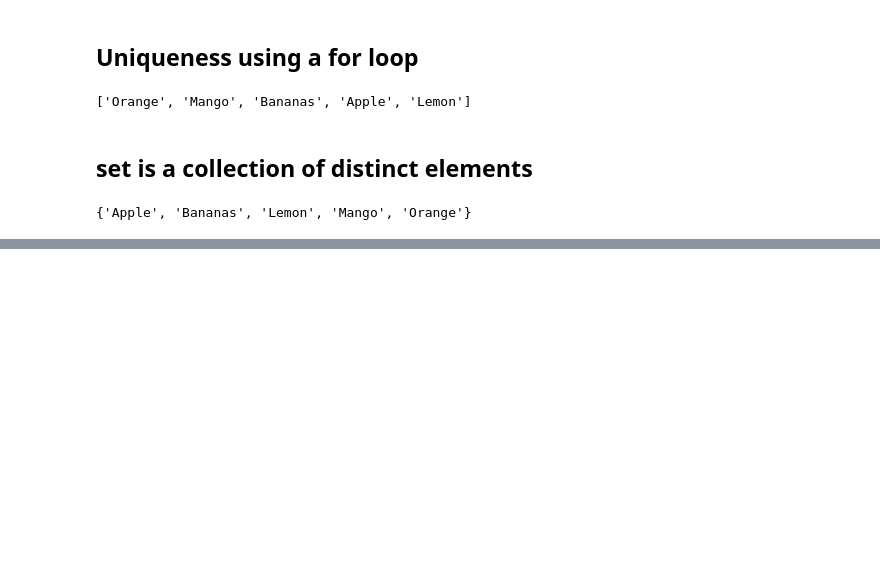
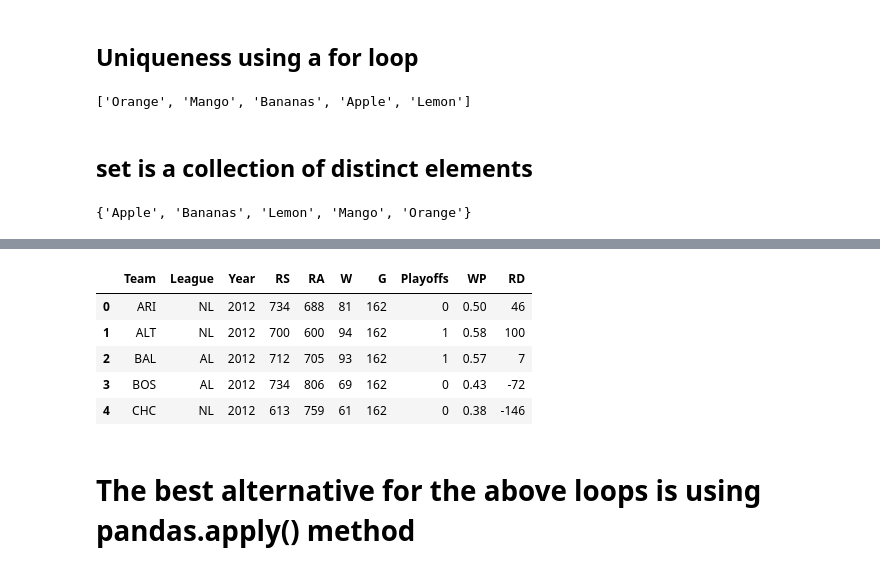
Before and after one commit to olivierla412/data_Camp, a Jupyter notebook: pythonic_code.ipynb, the cells around one changed output, grey strips where cells are left out. Saved outputs shown, nothing was run; the diff lists cells and outputs as text; code cells hidden in the pictures; blank space fills up the shorter version.

Commit message:
FataFrame using pandas and iterators

```diff
--- a/pythonic_code.ipynb
+++ b/pythonic_code.ipynb
@@ -344,0 +551,23 @@ yes = 10
+# %%
+def calc_run_diff(runs_scored, runs_allowed):
+    run_diff = runs_scored - runs_allowed
+    return run_diff
+# %%
+run_diffs_interrows =[]
+# %%
+for i, row in my_data.iterrows():
+    run_dif = calc_run_diff(row['RS'],row['RA'])
+    run_diffs_interrows.append(run_dif)
+# %%
+my_data['RD'] = run_diffs_interrows
+# %%
+my_data
+# %% [output]
+|  | Team | League | Year | RS | RA | W | G | Playoffs | WP | RD |
+| 0 | ARI | NL | 2012 | 734 | 688 | 81 | 162 | 0 | 0.50 | 46 |
+| 1 | ALT | NL | 2012 | 700 | 600 | 94 | 162 | 1 | 0.58 | 100 |
+| 2 | BAL | AL | 2012 | 712 | 705 | 93 | 162 | 1 | 0.57 | 7 |
+| 3 | BOS | AL | 2012 | 734 | 806 | 69 | 162 | 0 | 0.43 | -72 |
+| 4 | CHC | NL | 2012 | 613 | 759 | 61 | 162 | 0 | 0.38 | -146 |
+# %% [markdown]
+# The best alternative for the above loops is using __pandas.apply()__ method
```
Also changed, not shown: parts of 54 cells of this notebook.
